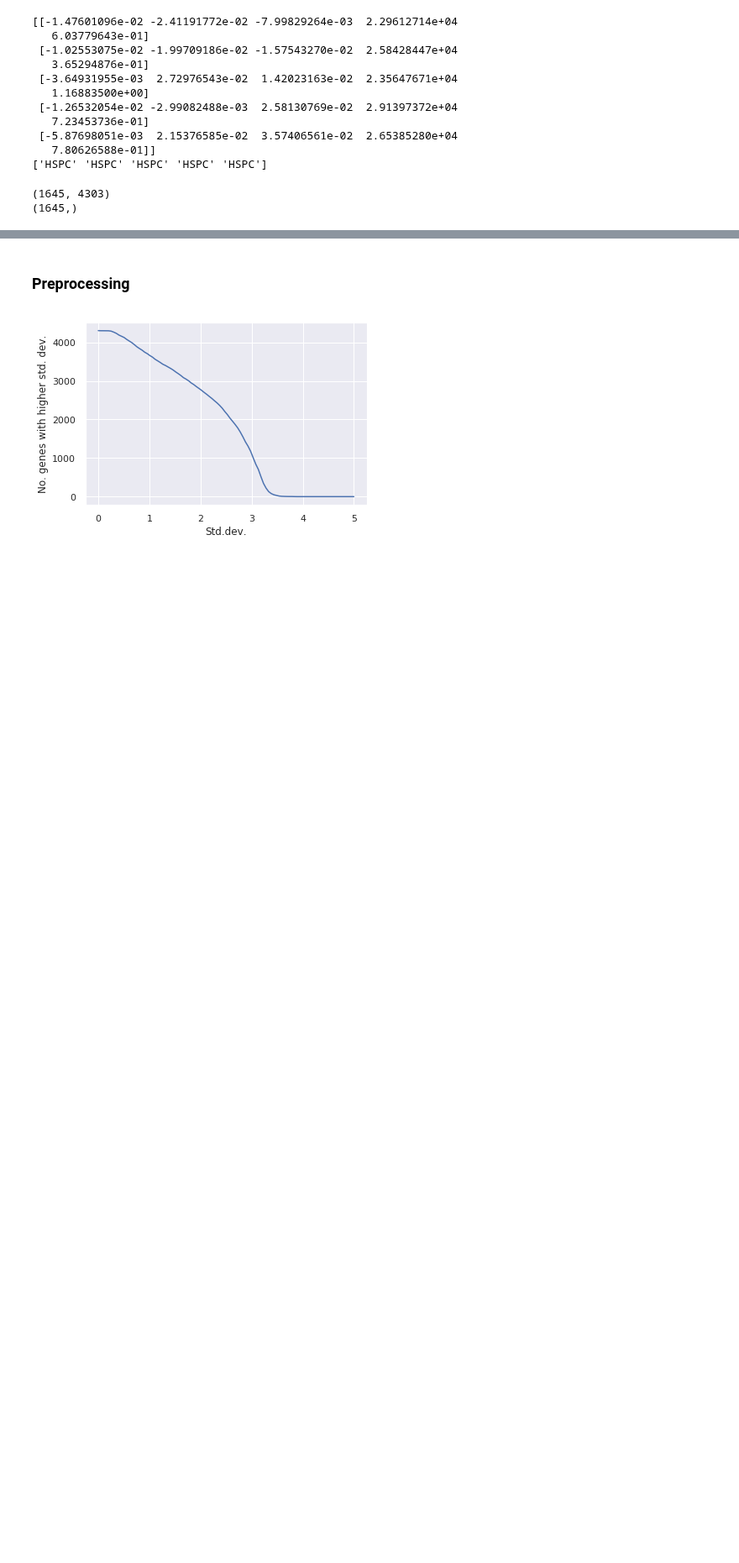
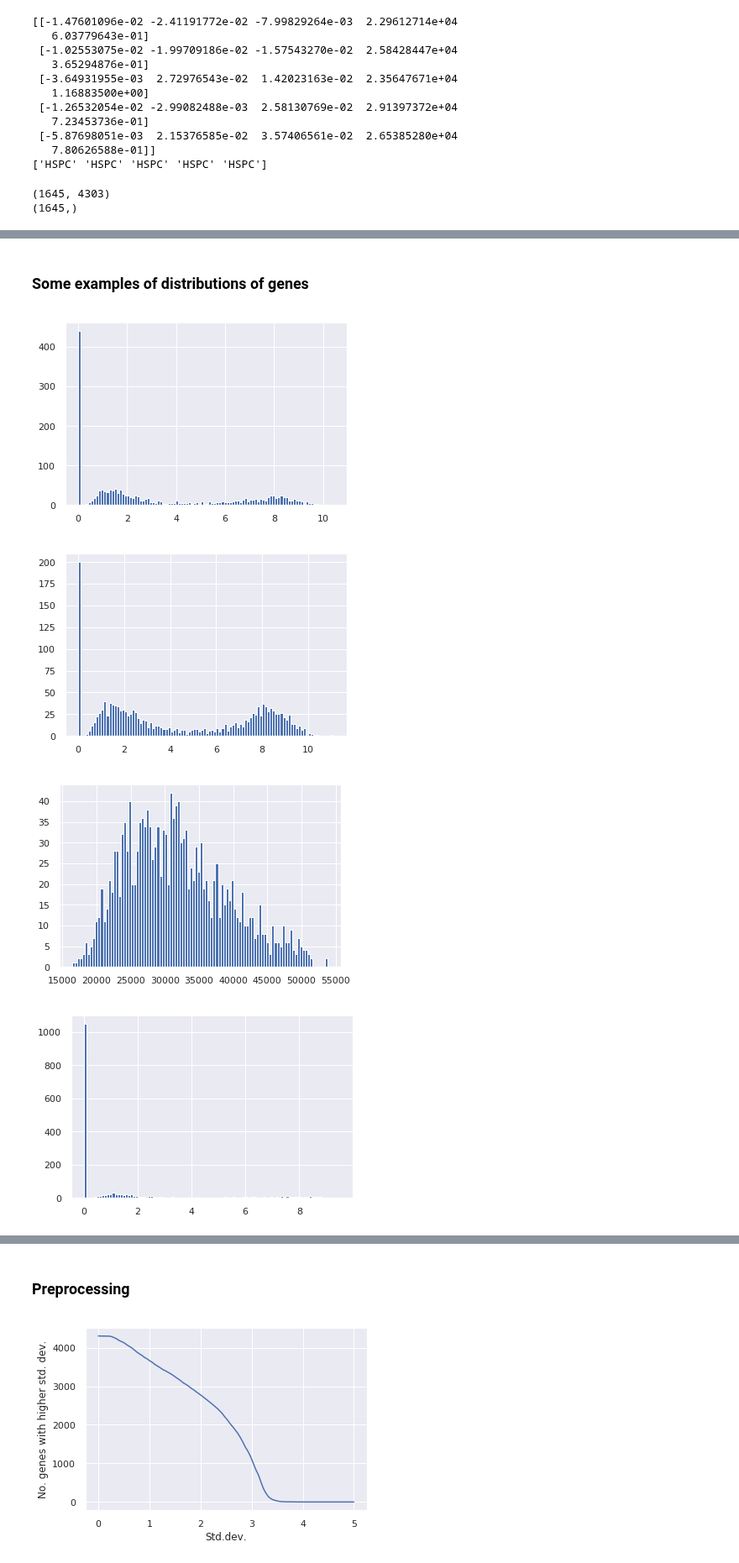
Before and after one commit to tobias-beers/RNA_visualization, a Jupyter notebook: Code/PyStan/Hierarchical_model_nestorowa.ipynb, the cells around one changed output, grey strips where cells are left out. Shown at 84% size. Saved outputs shown, nothing was run; the diff lists cells and outputs as text; code cells hidden in the pictures; blank space fills up the shorter version.

```diff
--- a/Code/PyStan/Hierarchical_model_nestorowa.ipynb
+++ b/Code/PyStan/Hierarchical_model_nestorowa.ipynb
@@ -86,0 +89,13 @@ print(np.shape(labels))
+# %% [markdown]
+### Some examples of distributions of genes
+# %%
+sns.set()
+genes = np.random.choice(list(range(D)), p= np.std(data,axis=0)/sum(np.std(data,axis=0)), size=10, replace=False)
+for i in range(10):
+    plt.hist(data[:,genes[i]], bins=100)
+    plt.show()
+# %% [output]
+[figure, added]
+[figure, added]
+[figure, added]
+[figure, added]
```
Also changed, not shown: parts of 14 cells of this notebook, 2 other files.
